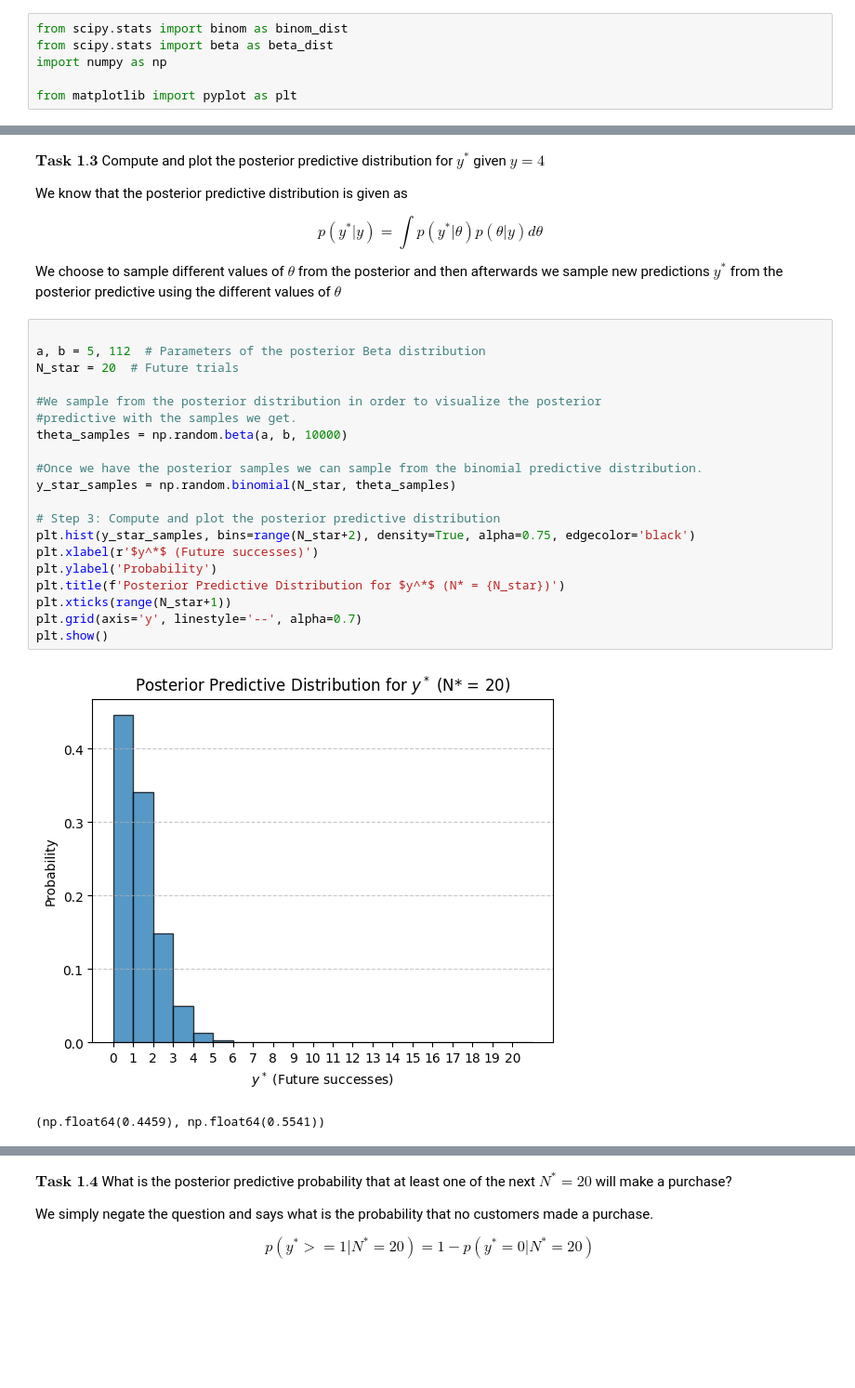
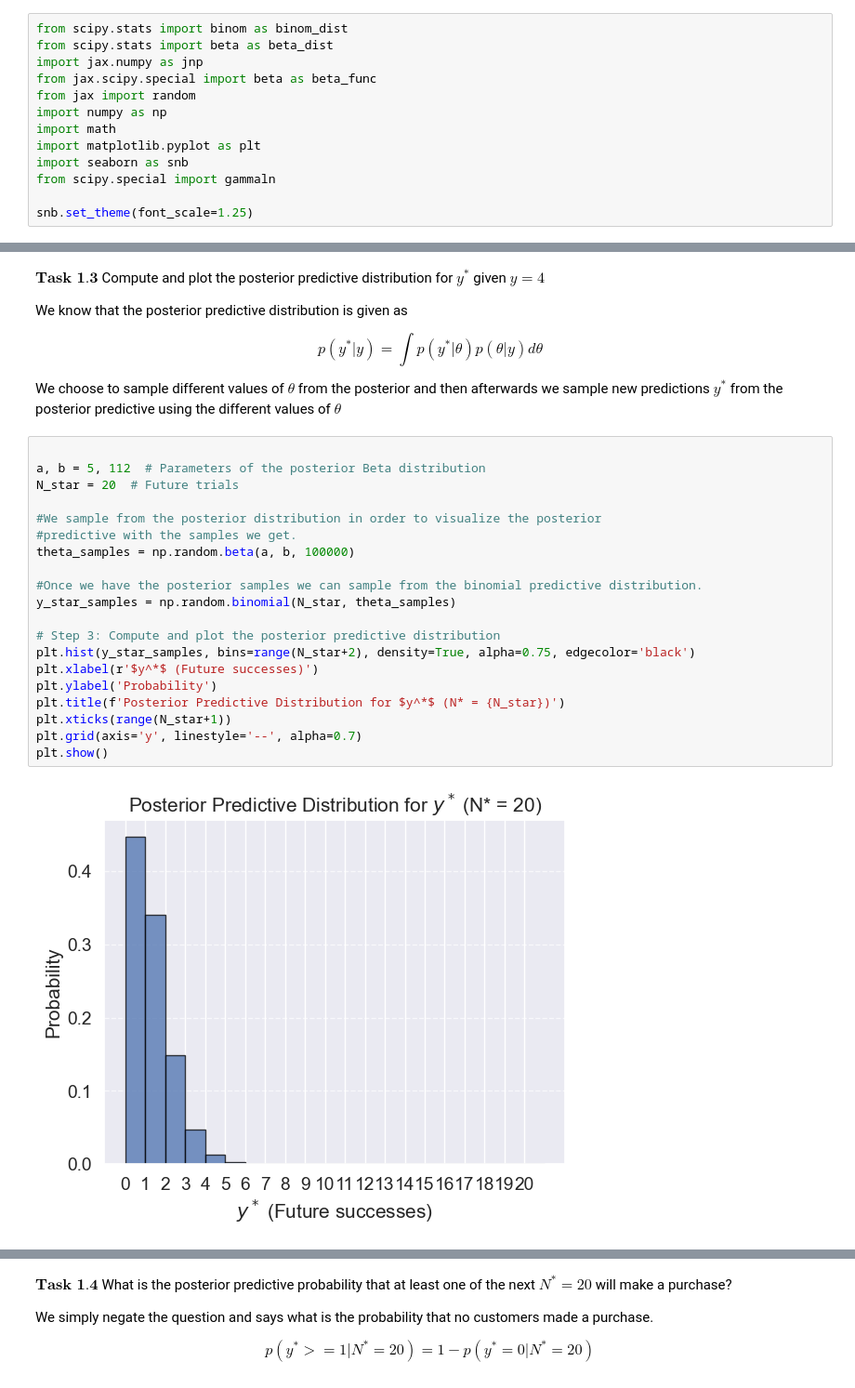
Before and after one commit to Ghjacobsen/BayesianML, a Jupyter notebook: Assignment1.ipynb, the cells around one changed output, grey strips where cells are left out. Shown: that part at 93% size. Cells and saved outputs as stored; diff of their text form; blank space fills up the shorter version.

```diff
--- a/Assignment1.ipynb
+++ b/Assignment1.ipynb
@@ -1,9 +1,16 @@
 # %%
 from scipy.stats import binom as binom_dist
 from scipy.stats import beta as beta_dist
+import jax.numpy as jnp
+from jax.scipy.special import beta as beta_func
+from jax import random
 import numpy as np
+import math
+import matplotlib.pyplot as plt
+import seaborn as snb
+from scipy.special import gammaln
 
-from matplotlib import pyplot as plt
+snb.set_theme(font_scale=1.25)
 # %% [markdown]
 ## **Group 13**
 - **Mikkel Agerbo Essendrop**
@@ -82,23 +91,22 @@ We choose to sample different values of $\theta$ from the posterior and then aft
 # %%
 
 a, b = 5, 112  # Parameters of the posterior Beta distribution
 N_star = 20  # Future trials
 
 #We sample from the posterior distribution in order to visualize the posterior
 #predictive with the samples we get.
-theta_samples = np.random.beta(a, b, 10000)
+theta_samples = np.random.beta(a, b, 100000)
 
 #Once we have the posterior samples we can sample from the binomial predictive distribution.
 y_star_samples = np.random.binomial(N_star, theta_samples)
 
 # Step 3: Compute and plot the posterior predictive distribution
 plt.hist(y_star_samples, bins=range(N_star+2), density=True, alpha=0.75, edgecolor='black')
 plt.xlabel(r'$y^*$ (Future successes)')
 plt.ylabel('Probability')
 plt.title(f'Posterior Predictive Distribution for $y^*$ (N* = {N_star})')
 plt.xticks(range(N_star+1))
 plt.grid(axis='y', linestyle='--', alpha=0.7)
 plt.show()
 # %% [output]
-[figure, old version]
+[figure, new version]
-(np.float64(0.4459), np.float64(0.5541))
```
Also changed, not shown: parts of 16 cells of this notebook, 2 other files.
